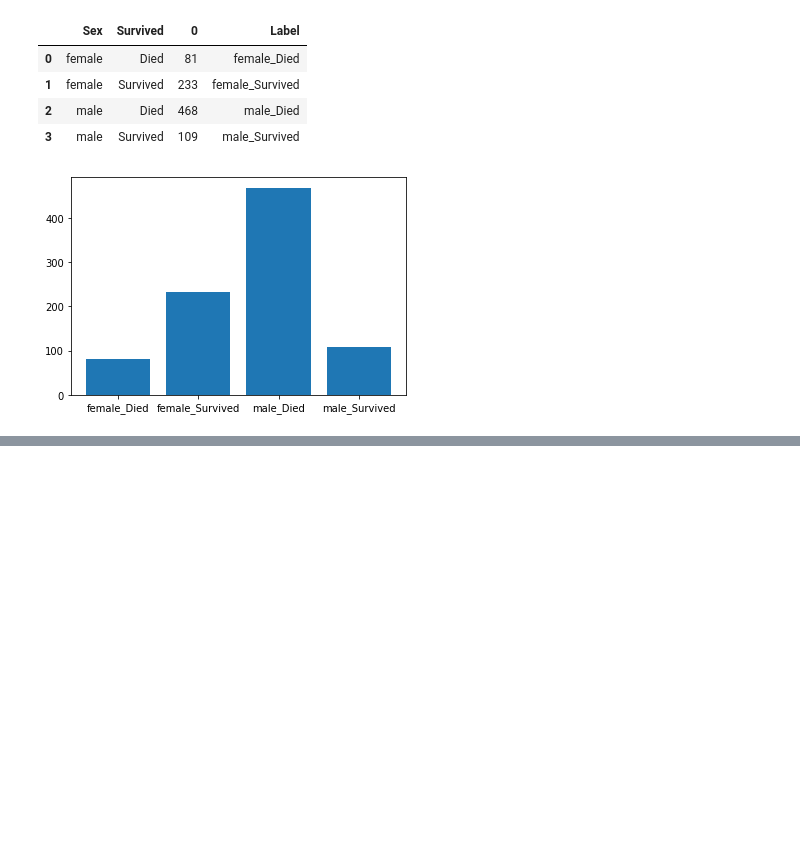
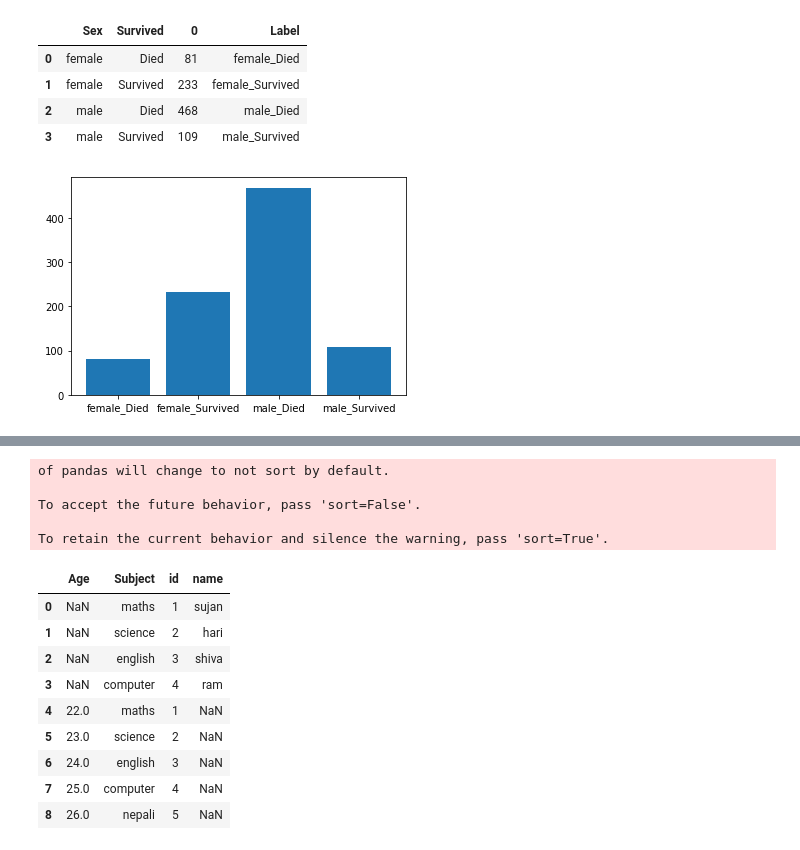
Before and after one commit to sujankumal/DeerwalkMachineLearning, a Jupyter notebook: pandas.ipynb, the cells around one changed output, grey strips where cells are left out. Saved outputs shown, nothing was run; the diff lists cells and outputs as text; code cells hidden in the pictures; blank space fills up the shorter version.

```diff
--- a/pandas.ipynb
+++ b/pandas.ipynb
@@ -540,0 +541,13 @@ sorted_df
+# %%
+left = pd.DataFrame({
+    'id':[1,2,3,4],
+    'name':['sujan','hari','shiva','ram'],
+    'Subject':['maths','science','english','computer']
+})
+right = pd.DataFrame({
+    'id':[1,2,3,4,5],
+    'Age':[22,23,24,25,26],
+    'Subject':['maths','science','english','computer','nepali']
+})
+# pd.merge(left,right,how='inner',on=None,right_on=None,left_index=False,right_index=False,sort=True)
+pd.merge(left,right,on='id')
@@ -540,0 +594,19 @@ sorted_df
+# %%
+
+pd.concat([left,right],ignore_index=True,axis=0)
+# %% [output]
+of pandas will change to not sort by default.
+
+To accept the future behavior, pass 'sort=False'.
+
+To retain the current behavior and silence the warning, pass 'sort=True'.
+|  | Age | Subject | id | name |
+| 0 | NaN | maths | 1 | sujan |
+| 1 | NaN | science | 2 | hari |
+| 2 | NaN | english | 3 | shiva |
+| 3 | NaN | computer | 4 | ram |
+| 4 | 22.0 | maths | 1 | NaN |
+| 5 | 23.0 | science | 2 | NaN |
+| 6 | 24.0 | english | 3 | NaN |
+| 7 | 25.0 | computer | 4 | NaN |
+| 8 | 26.0 | nepali | 5 | NaN |
```
Also changed, not shown: parts of 28 cells of this notebook, 1 other file.
